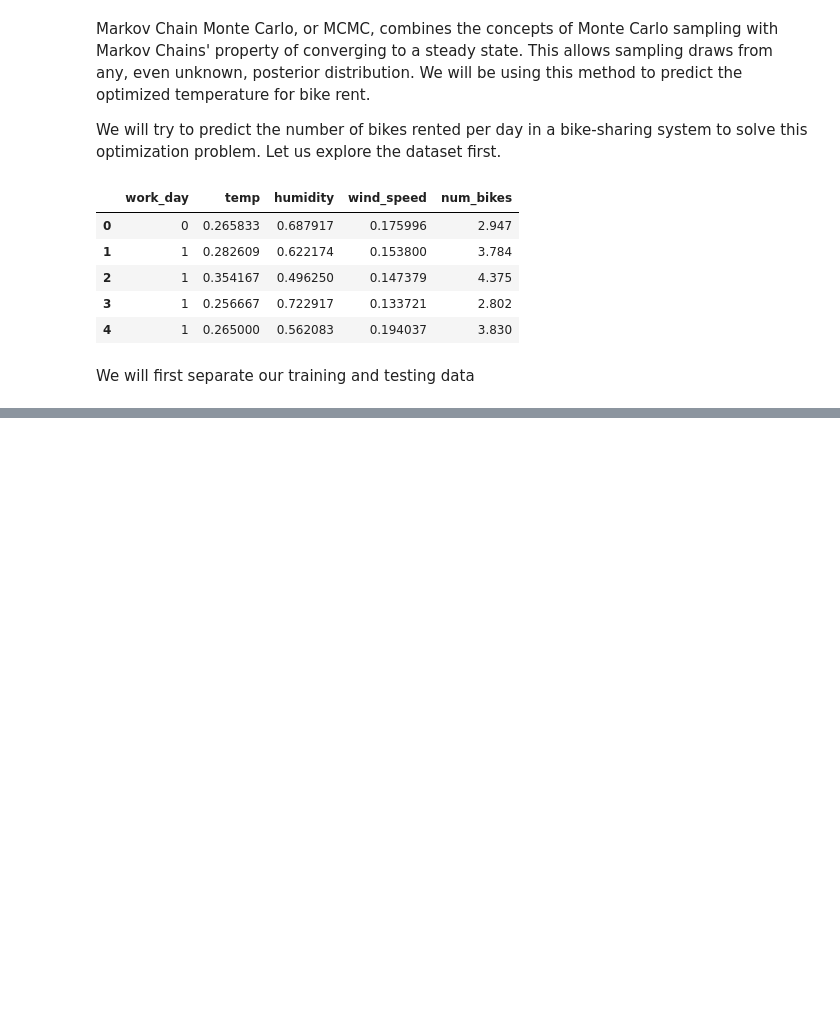
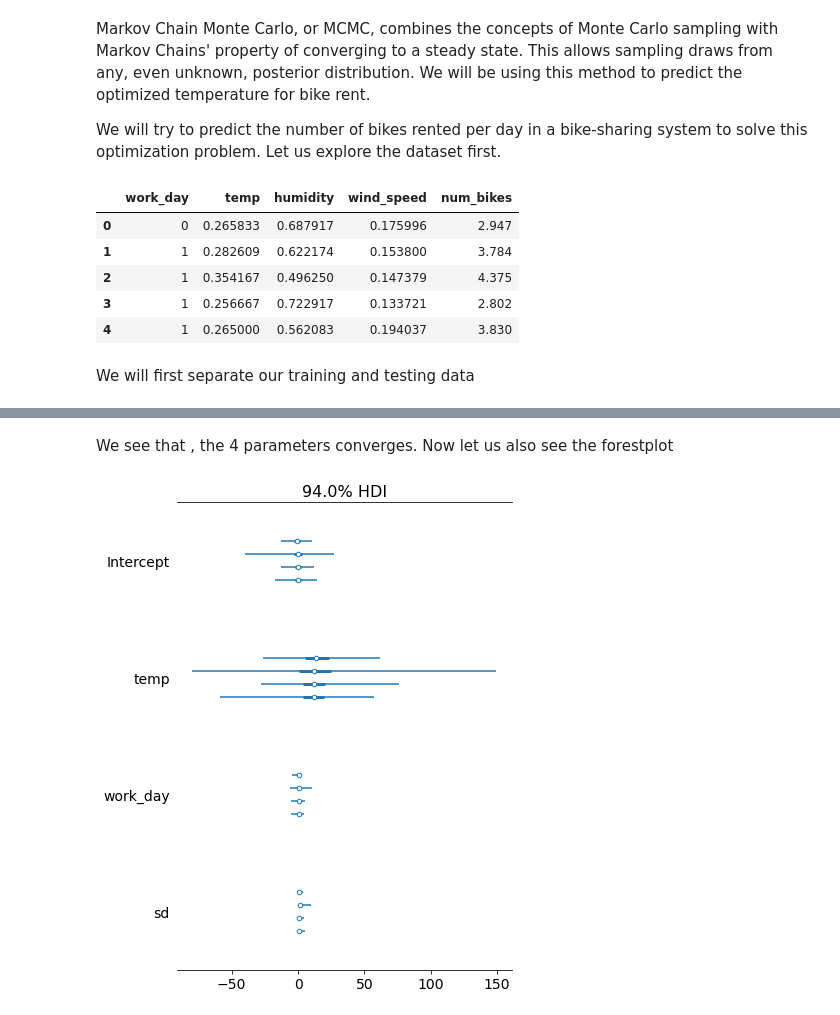
Before and after one commit to syednayeemridwan/data-science-projects, a Jupyter notebook: MCMC for Optimized profit/simulation - final - Copy.ipynb, the cells around one changed output, grey strips where cells are left out. Saved outputs shown, nothing was run; the diff lists cells and outputs as text; code cells hidden in the pictures; blank space fills up the shorter version.

```diff
--- a/MCMC for Optimized profit/simulation - final - Copy.ipynb
+++ b/MCMC for Optimized profit/simulation - final - Copy.ipynb
@@ -28,0 +76,9 @@ bikes_train = bikes.iloc[:-5]
+# %% [markdown]
+We see that , the 4 parameters converges. Now let us also see the forestplot
+# %%
+
+# Draw a forest plot of trace_1
+pm.forestplot(trace_1)
+plt.show()
+# %% [output]
+[figure, added]
```
Also changed, not shown: parts of 15 cells of this notebook.
